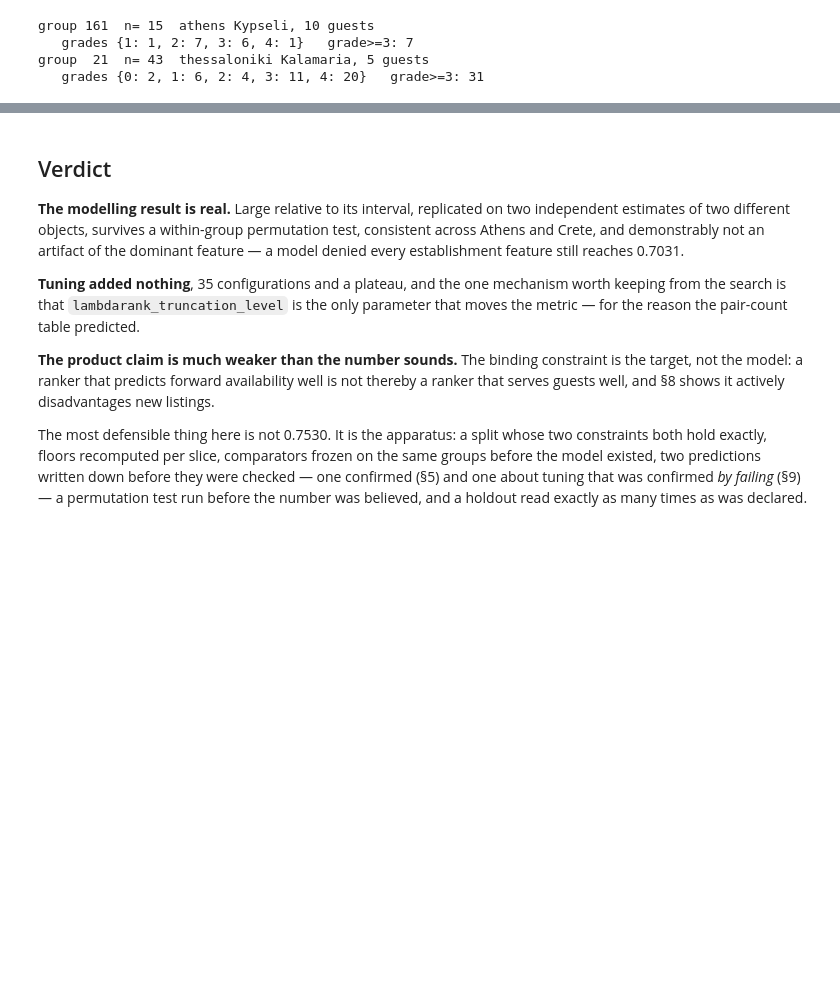
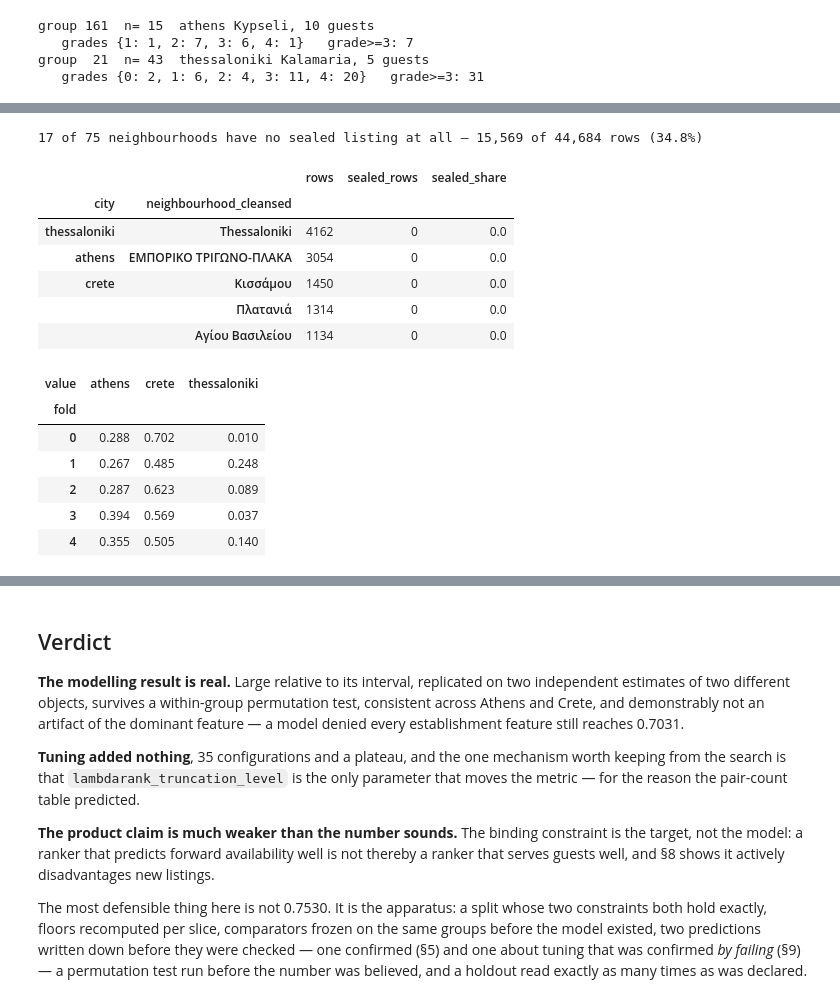
Before and after one commit to ntinasf/rental-ranking, a Jupyter notebook: notebooks/04_evaluation.ipynb, the cells around one changed output, grey strips where cells are left out. Drawn from its saved outputs; the diff is of its cells as text; code cells hidden in the pictures; blank space fills up the shorter version.

```diff
--- a/notebooks/04_evaluation.ipynb
+++ b/notebooks/04_evaluation.ipynb
@@ -1218,0 +1249,31 @@ delete, same session, with the teardown confirmed rather than assumed.
+# %%
+from rental_ranking.evaluate.metrics import bootstrap_ci
+from rental_ranking.evaluate.report import unpaired_difference
+
+geo = demo.ranked_table().set_index("id")["neighbourhood_cleansed"]
+located = table.assign(neighbourhood_cleansed=table["id"].map(geo))
+
+coverage = split.geography_coverage(located, fold)
+missing = coverage[coverage["sealed_rows"] == 0]
+print(
+    f"{len(missing)} of {len(coverage)} neighbourhoods have no sealed listing at all — "
+    f"{missing['rows'].sum():,} of {len(table):,} rows ({missing['rows'].sum() / len(table):.1%})"
+)
+display(missing.head(5))
+display(split.fold_balance(fold, table["city"]).round(3))
+# %% [output]
+17 of 75 neighbourhoods have no sealed listing at all — 15,569 of 44,684 rows (34.8%)
+|  |  | rows | sealed_rows | sealed_share |
+| city | neighbourhood_cleansed |  |  |  |
+| thessaloniki | Thessaloniki | 4162 | 0 | 0.0 |
+| athens | ΕΜΠΟΡΙΚΟ ΤΡΙΓΩΝΟ-ΠΛΑΚΑ | 3054 | 0 | 0.0 |
+| crete | Κισσάμου | 1450 | 0 | 0.0 |
+|  | Πλατανιά | 1314 | 0 | 0.0 |
+|  | Αγίου Βασιλείου | 1134 | 0 | 0.0 |
+| value | athens | crete | thessaloniki |
+| fold |  |  |  |
+| 0 | 0.288 | 0.702 | 0.010 |
+| 1 | 0.267 | 0.485 | 0.248 |
+| 2 | 0.287 | 0.623 | 0.089 |
+| 3 | 0.394 | 0.569 | 0.037 |
+| 4 | 0.355 | 0.505 | 0.140 |
```
Also changed, not shown: parts of 8 cells of this notebook, 6 other files.
